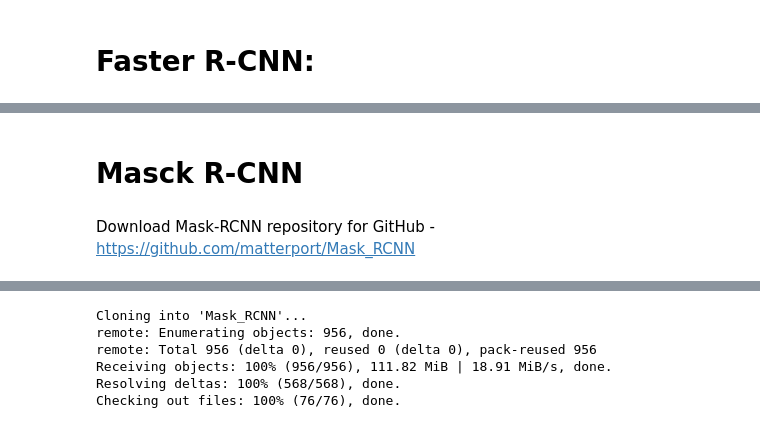
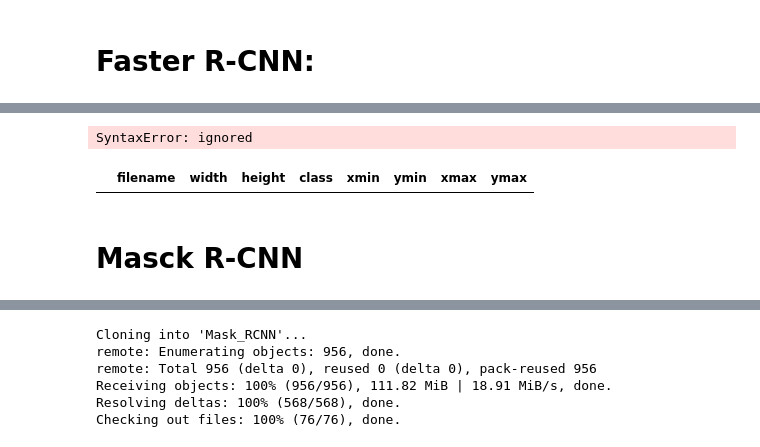
Before and after one commit to m-elkhou/Object-Detection, a Jupyter notebook: Implementation.ipynb, the cells around one changed output, grey strips where cells are left out. Cells and saved outputs as stored; diff of their text form; code cells hidden in the pictures.

```diff
--- a/Implementation.ipynb
+++ b/Implementation.ipynb
@@ -160,4 +499,53 @@ python test_frcnn.py -p test_images
+# %%
+from detecto.core import Model, Dataset
+
+dataset = Dataset()  # Load images and label data from the custom_dataset/ folder
+
+# model = Model(['dog', 'cat', 'rabbit'])  # Train to predict dogs, cats, and rabbits
+# model.fit(dataset)
+
+# model.predict(...)  # Start using your trained model!
+# %% [output]
+SyntaxError: ignored
+# %%
+from detecto import core, utils
+from torchvision import transforms
+import matplotlib.pyplot as plt
+
+# Convert XML files to CSV format
+
+utils.xml_to_csv('dataset/openlogo/Annotations/', 'train_labels.csv')
+# utils.xml_to_csv('training_labels/', 'train_labels.csv')
+# utils.xml_to_csv('validation_labels/', 'val_labels.csv')
+
+# # Define custom transforms to apply to your dataset
+# custom_transforms = transforms.Compose([
+#     transforms.ToPILImage(),
+#     transforms.Resize(800),
+#     transforms.ColorJitter(saturation=0.3),
+#     transforms.ToTensor(),
+#     utils.normalize_transform(),
+# ])
+
+# # Pass in a CSV file instead of XML files for faster Dataset initialization speeds
+# dataset = core.Dataset('train_labels.csv', 'images/', transform=custom_transforms)
+# val_dataset = core.Dataset('val_labels.csv', 'val_images')  # Validation dataset for training
+
+# # Create your own DataLoader with custom options
+# loader = core.DataLoader(dataset, batch_size=2, shuffle=True)
+
+# model = core.Model(['car', 'truck', 'boat', 'plane'])
+# losses = model.fit(loader, val_dataset, epochs=15, learning_rate=0.001, verbose=True)
+
+# plt.plot(losses)  # Visualize loss throughout training
+# plt.show()
+
+# model.save('model_weights.pth')  # Save model to a file
+
+# # Directly access underlying torchvision model for even more control
+# torch_model = model.get_internal_model()
+# print(type(torch_model))
+# %% [output]
+|  | filename | width | height | class | xmin | ymin | xmax | ymax |
 # %% [markdown]
 # Masck R-CNN
-# %% [markdown]
-Download Mask-RCNN repository for GitHub - https://github.com/matterport/Mask_RCNN
```
Also changed, not shown: parts of 38 cells of this notebook.
